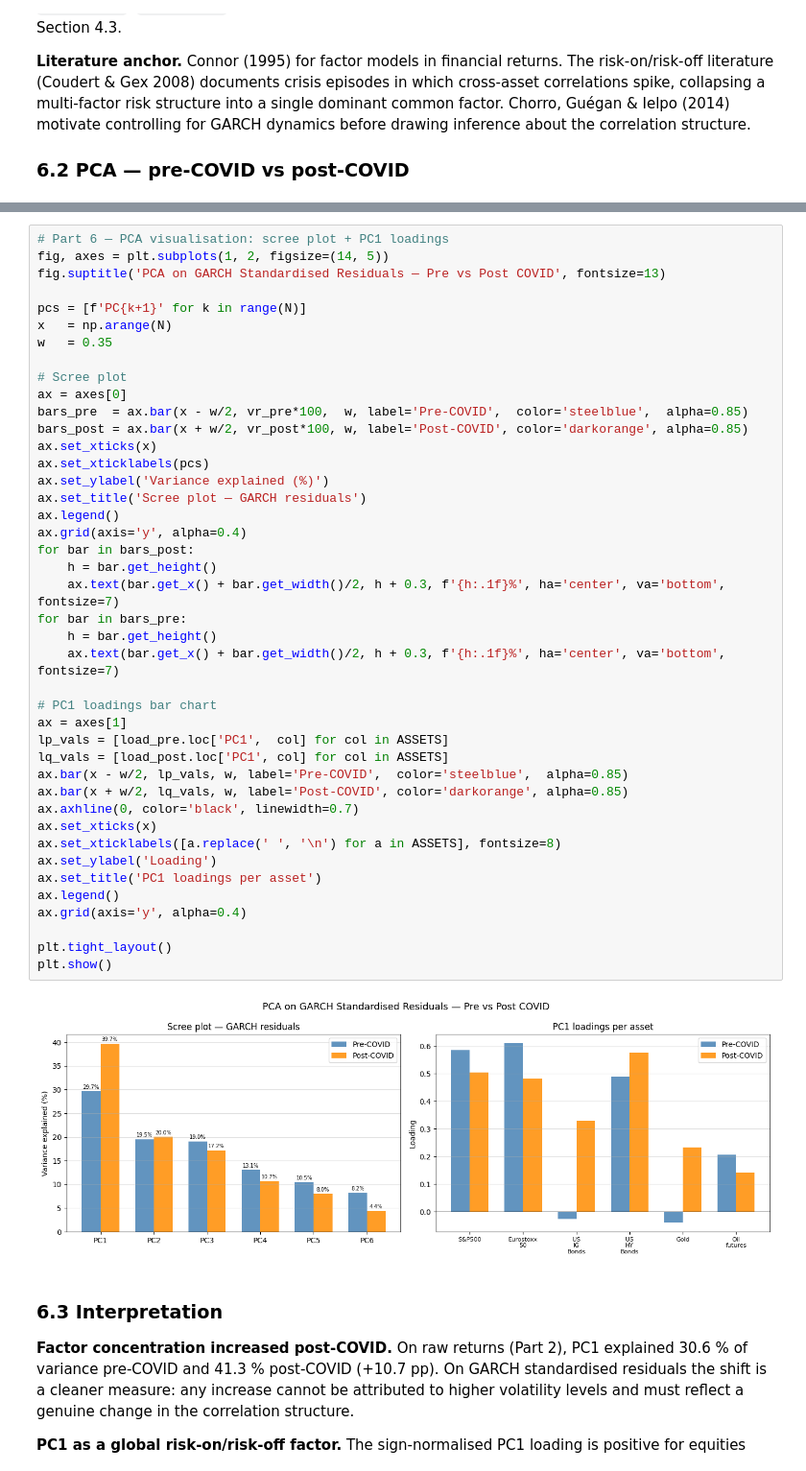
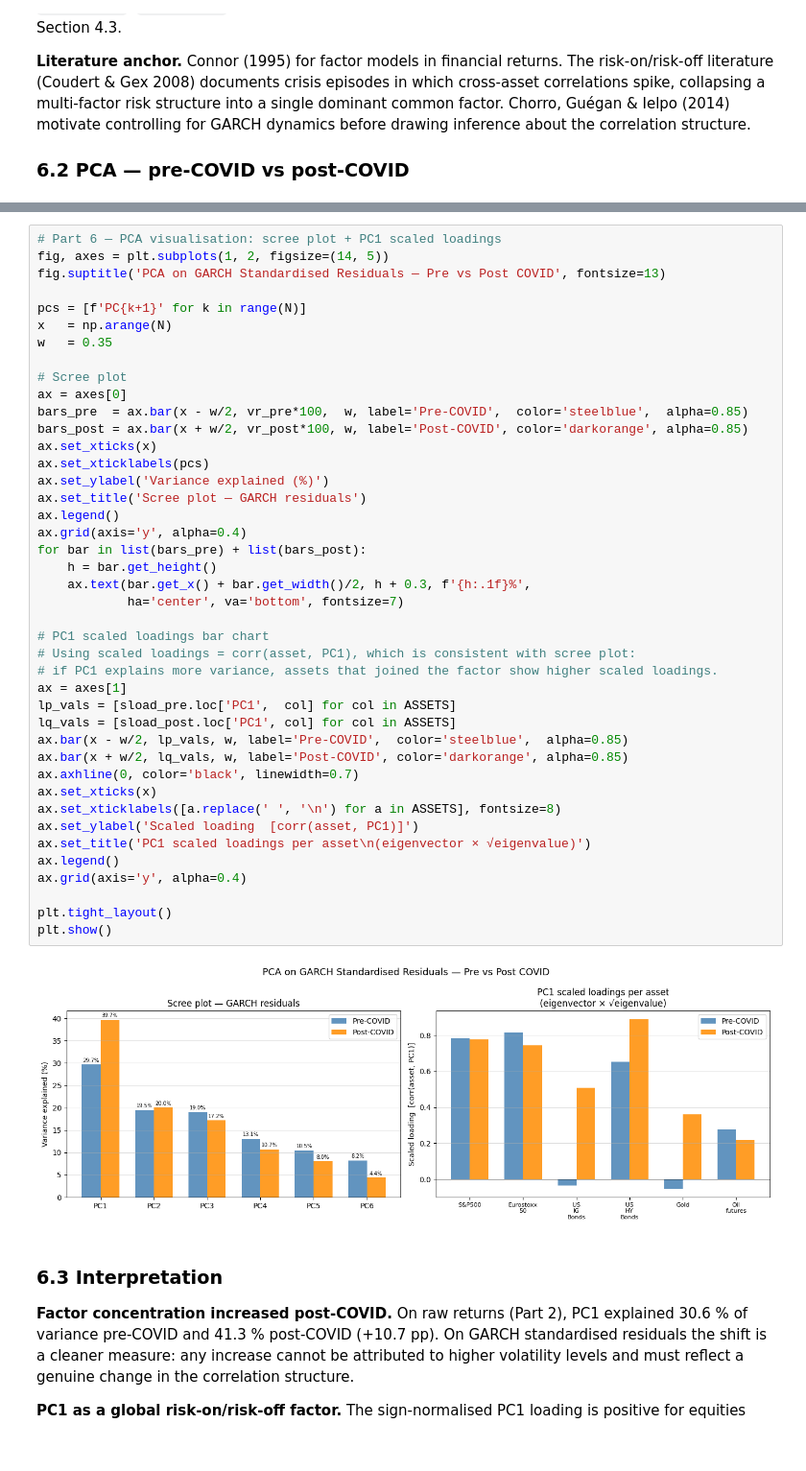
Before and after one commit to Altankaragulle/Emif_Risk_Structure_Covid, a Jupyter notebook: Notebook_Project_2.ipynb, the cells around one changed output, grey strips where cells are left out. Shown at 96% size. Drawn from its saved outputs; the diff is of its cells as text.

```diff
--- a/Notebook_Project_2.ipynb
+++ b/Notebook_Project_2.ipynb
@@ -2130,47 +2140,47 @@ Oil futures             0.186    0.207    0.141       -0.066
 # %%
-# Part 6 — PCA visualisation: scree plot + PC1 loadings
+# Part 6 — PCA visualisation: scree plot + PC1 scaled loadings
 fig, axes = plt.subplots(1, 2, figsize=(14, 5))
 fig.suptitle('PCA on GARCH Standardised Residuals — Pre vs Post COVID', fontsize=13)
 
 pcs = [f'PC{k+1}' for k in range(N)]
 x   = np.arange(N)
 w   = 0.35
 
 # Scree plot
 ax = axes[0]
 bars_pre  = ax.bar(x - w/2, vr_pre*100,  w, label='Pre-COVID',  color='steelblue',  alpha=0.85)
 bars_post = ax.bar(x + w/2, vr_post*100, w, label='Post-COVID', color='darkorange', alpha=0.85)
 ax.set_xticks(x)
 ax.set_xticklabels(pcs)
 ax.set_ylabel('Variance explained (%)')
 ax.set_title('Scree plot — GARCH residuals')
 ax.legend()
 ax.grid(axis='y', alpha=0.4)
-for bar in bars_post:
+for bar in list(bars_pre) + list(bars_post):
     h = bar.get_height()
-    ax.text(bar.get_x() + bar.get_width()/2, h + 0.3, f'{h:.1f}%', ha='center', va='bottom', fontsize=7)
-for bar in bars_pre:
-    h = bar.get_height()
-    ax.text(bar.get_x() + bar.get_width()/2, h + 0.3, f'{h:.1f}%', ha='center', va='bottom', fontsize=7)
+    ax.text(bar.get_x() + bar.get_width()/2, h + 0.3, f'{h:.1f}%',
+            ha='center', va='bottom', fontsize=7)
 
-# PC1 loadings bar chart
+# PC1 scaled loadings bar chart
+# Using scaled loadings = corr(asset, PC1), which is consistent with scree plot:
+# if PC1 explains more variance, assets that joined the factor show higher scaled loadings.
 ax = axes[1]
-lp_vals = [load_pre.loc['PC1',  col] for col in ASSETS]
-lq_vals = [load_post.loc['PC1', col] for col in ASSETS]
+lp_vals = [sload_pre.loc['PC1',  col] for col in ASSETS]
+lq_vals = [sload_post.loc['PC1', col] for col in ASSETS]
 ax.bar(x - w/2, lp_vals, w, label='Pre-COVID',  color='steelblue',  alpha=0.85)
 ax.bar(x + w/2, lq_vals, w, label='Post-COVID', color='darkorange', alpha=0.85)
 ax.axhline(0, color='black', linewidth=0.7)
 ax.set_xticks(x)
 ax.set_xticklabels([a.replace(' ', '\n') for a in ASSETS], fontsize=8)
-ax.set_ylabel('Loading')
-ax.set_title('PC1 loadings per asset')
+ax.set_ylabel('Scaled loading  [corr(asset, PC1)]')
+ax.set_title('PC1 scaled loadings per asset\n(eigenvector × √eigenvalue)')
 ax.legend()
 ax.grid(axis='y', alpha=0.4)
 
 plt.tight_layout()
 plt.show()
 # %% [output]
-[figure, old version]
+[figure, new version]
 # %% [markdown]
 ### 6.3 Interpretation
 
```
Also changed, not shown: parts of 1 cell of this notebook.
